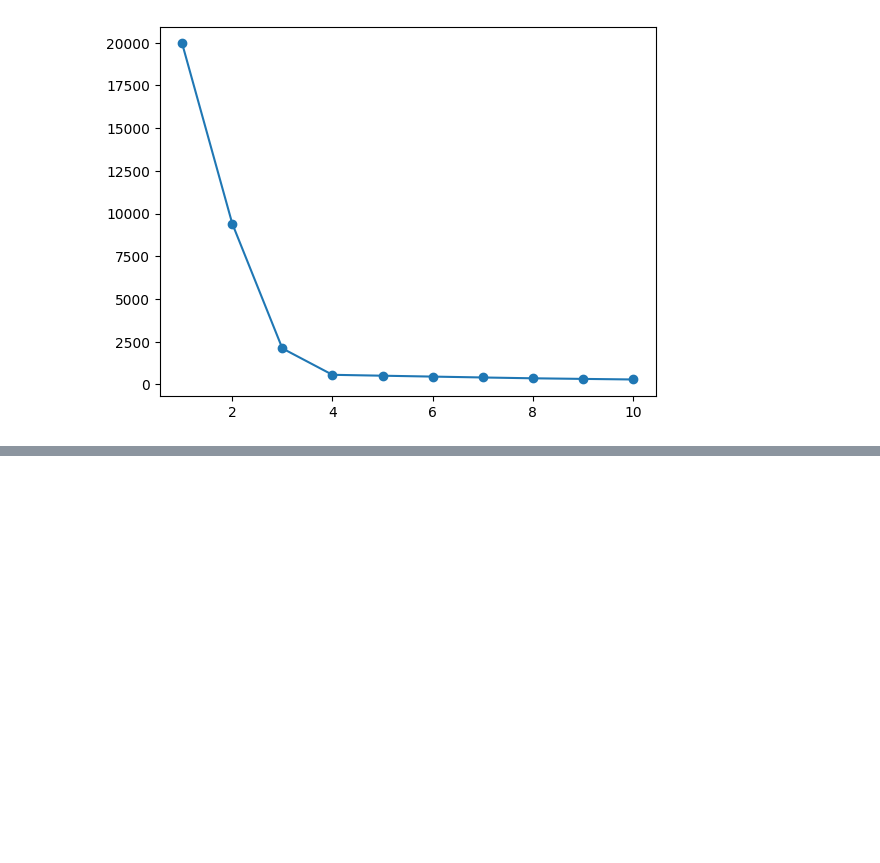
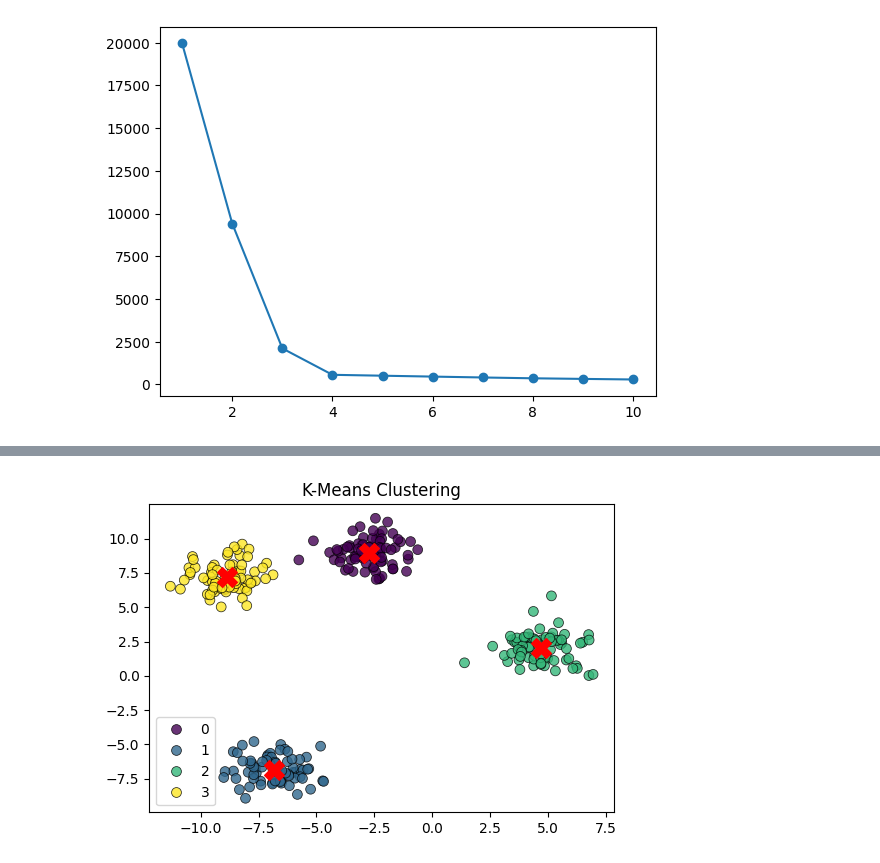
Before and after one commit to youssefhusain/work_in_iti, a Jupyter notebook: ml _ unseupervice/lab 1 keamen.ipynb, the cells around one changed output, grey strips where cells are left out. Saved outputs shown, nothing was run; the diff lists cells and outputs as text; code cells hidden in the pictures; blank space fills up the shorter version.

```diff
--- a/ml _ unseupervice/lab 1 keamen.ipynb
+++ b/ml _ unseupervice/lab 1 keamen.ipynb
@@ -39,0 +28,13 @@ array([3, 3, 0, 1, 3, 1, 2, 1, 0, 2, 0, 2, 0, 0, 3, 0, 3, 2, 0, 0, 2, 0,
+# %%
+X, y = make_blobs(n_samples=300, centers=4, random_state=42)
+kmeans = KMeans(n_clusters=4, random_state=42, n_init=10)
+kmeans.fit(X)
+labels = kmeans.labels_
+centroids = kmeans.cluster_centers_
+plt.figure(figsize=(6, 4))
+sns.scatterplot(x=X[:, 0], y=X[:, 1], hue=labels, palette='viridis', s=50, alpha=0.8, edgecolor='k')
+plt.scatter(centroids[:, 0], centroids[:, 1], c='red', marker='X', s=200)
+plt.title('K-Means Clustering')
+plt.show()
+# %% [output]
+[figure, added]
```
Also changed, not shown: parts of 7 cells of this notebook, 14 other files.
